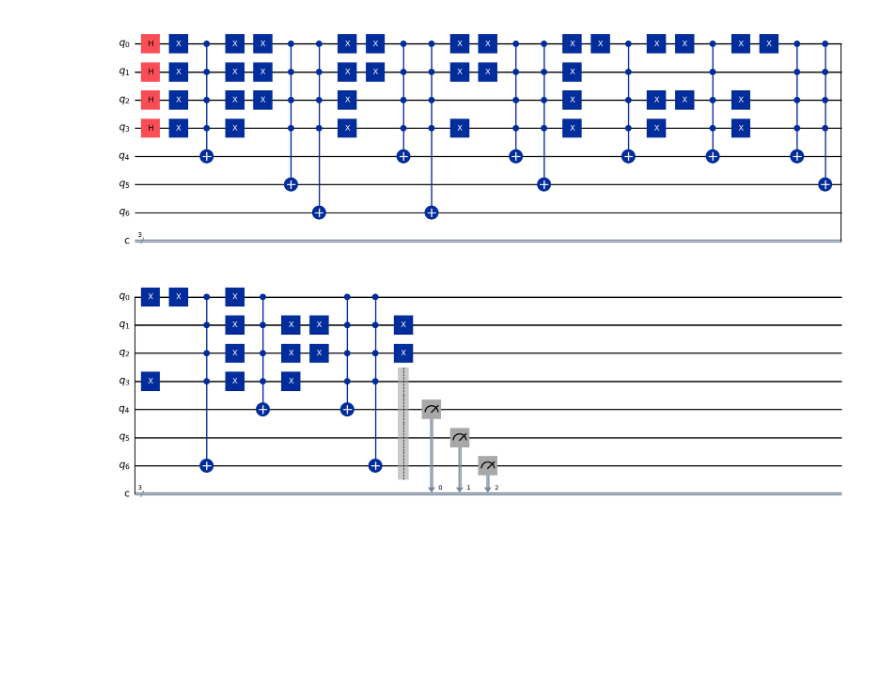
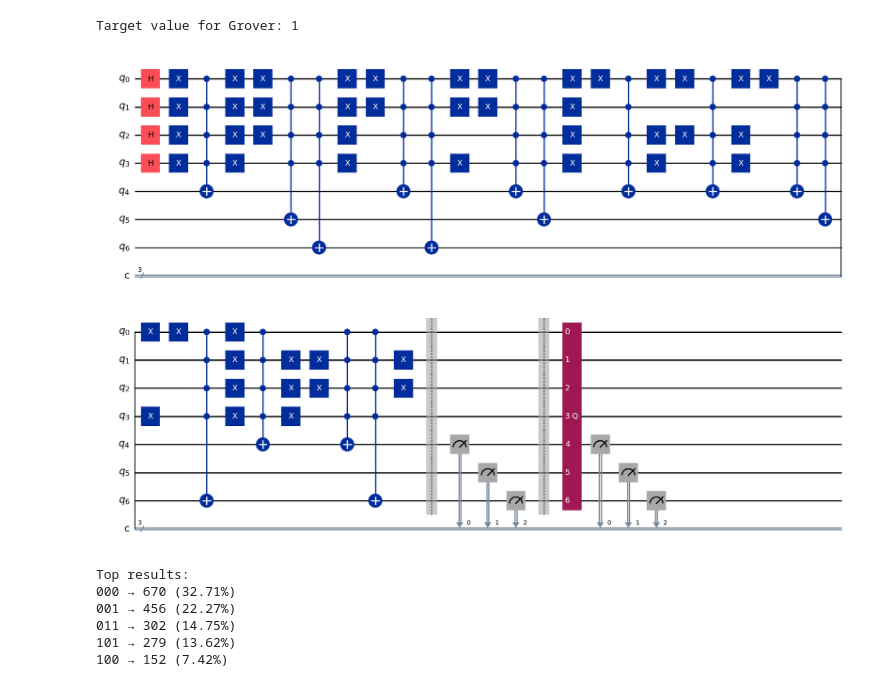
Before and after one commit to kagamirudo/Quantum-Research-2024, a Jupyter notebook: Week 21/filter.ipynb, the cells around one changed output. Saved outputs shown, nothing was run; the diff lists cells and outputs as text; code cells hidden in the pictures; blank space fills up the shorter version.

```diff
--- a/Week 21/filter.ipynb
+++ b/Week 21/filter.ipynb
@@ -129,15 +131,0 @@ n_val: 3
-# %%
-L = [1, 6, 5, 3, 1, 1, 3]
-
-
-L_zero = {}
-for i in range(0, len(L)):
-    pick_val = L[i]  # Value I am going to swap in
-    if pick_val in L_zero.keys():
-        L_zero[pick_val] += 1
-    else:
-        L_zero[pick_val] = 1
-# Make Prob
-for k in L_zero.keys():
-    L_zero[k] = "{:0.2f}%".format(L_zero[k] / len(L) * 100)
-print(L_zero)
@@ -206,4 +131,0 @@ print(freqs)
-# %%
-qc.draw(output="mpl", scale=1)
-# %% [output]
-[figure, removed]
@@ -211,0 +171,51 @@ qc.draw(output="mpl", scale=1)
+# %%
+def run_grover_search(qc, n_index, n_val, target_value, L):
+    val_qubits = list(range(n_index, n_index + n_val))
+    target_bin = format(target_value, f"0{n_val}b")
+    valid_indices = list(range(len(L)))  # e.g., indices 0 to 9
+
+    oracle = build_oracle(n_index, n_val, valid_indices, target_bin)
+    grover_op = GroverOperator(oracle=oracle, insert_barriers=True)
+
+    # Compose Grover operator onto the memory-prepared circuit
+    grover_qc = qc.compose(grover_op, front=False)
+
+    # New circuit for measuring only value qubits
+    measured_qc = QuantumCircuit(n_index + n_val, n_val)
+    measured_qc.compose(grover_qc, inplace=True)
+
+    # Measure only value qubits
+    for i in range(n_val):
+        measured_qc.measure(n_index + i, i)
+
+    return measured_qc
+# %%
+target_value = next(v for v in sorted(set(L)) if v > 0)
+print(f"Target value for Grover: {target_value}")
+
+grover_circuit = run_grover_search(qc, n_index, n_val, target_value, L)
+grover_circuit.draw(output="mpl", scale=1)
+# %% [output]
+Target value for Grover: 1
+[figure, added]
+# %%
+# # Simulate
+# grover_circuit = grover_circuit.decompose()
+# backend = Aer.get_backend("qasm_simulator")
+# job = backend.run(grover_circuit, shots=1024)
+# counts = job.result().get_counts()
+
+# # Display result
+# from qiskit.visualization import plot_histogram
+
+# plot_histogram(counts, title=f"Grover result for value={target_value}")
+# plt.show()
+
+analyse(grover_circuit, filename=f"grover_value_{target_value}")
+# %% [output]
+Top results:
+000 → 670 (32.71%)
+001 → 456 (22.27%)
+011 → 302 (14.75%)
+101 → 279 (13.62%)
+100 → 152 (7.42%)
```
Also changed, not shown: parts of 12 cells of this notebook, 4 other files.
